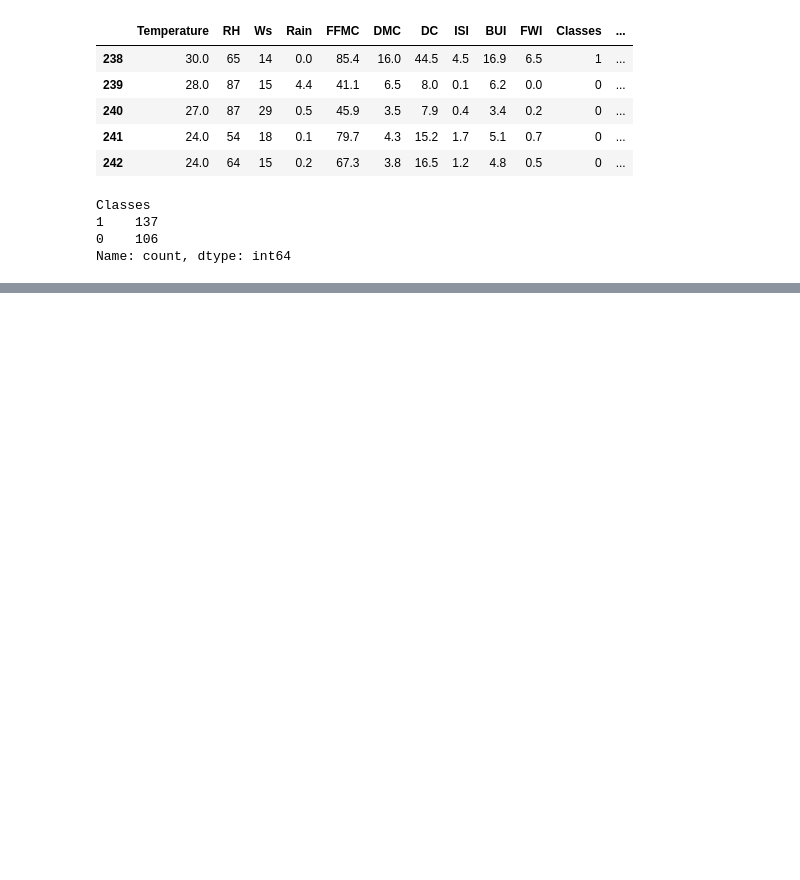
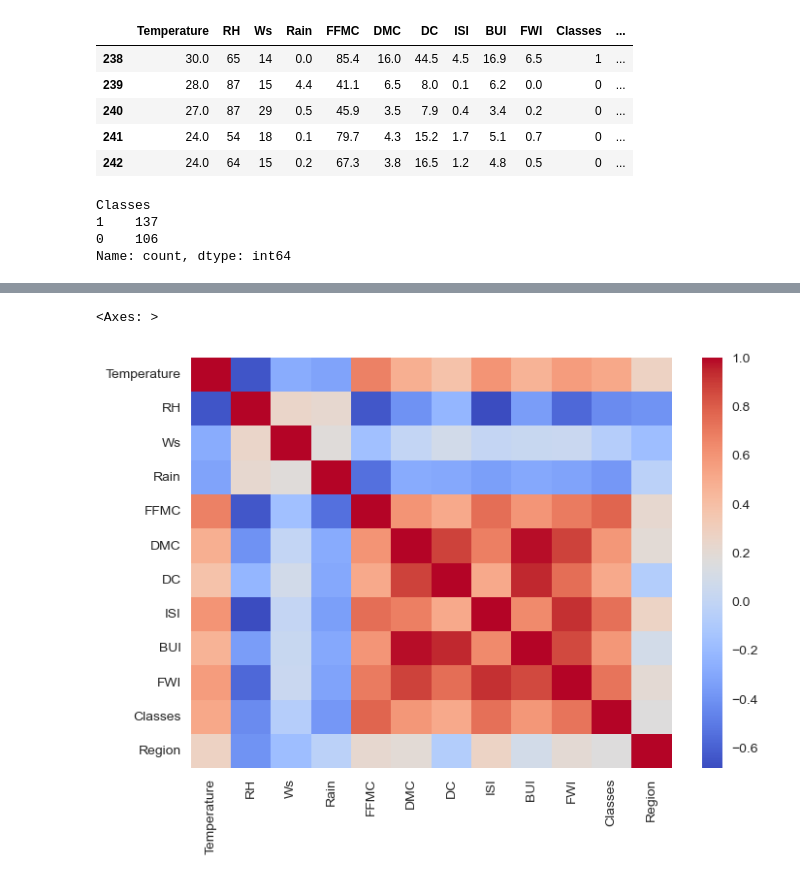
Before and after one commit to cyrolux123/Machine-Learning-Detailed, a Jupyter notebook: Regression/cleaning-dataset.ipynb, the cells around one changed output, grey strips where cells are left out. Cells and saved outputs as stored; diff of their text form; code cells hidden in the pictures; blank space fills up the shorter version.

```diff
--- a/Regression/cleaning-dataset.ipynb
+++ b/Regression/cleaning-dataset.ipynb
@@ -339,0 +388,5 @@ Name: count, dtype: int64
+# %%
+sns.heatmap(df_copy.corr(), cmap = 'coolwarm')
+# %% [output]
+<Axes: >
+[figure, added]
```
Also changed, not shown: parts of 10 cells of this notebook.
